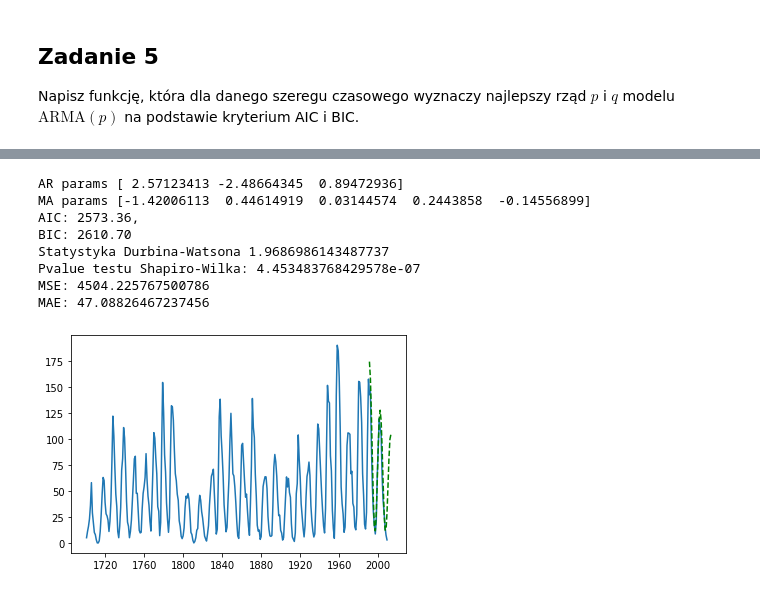
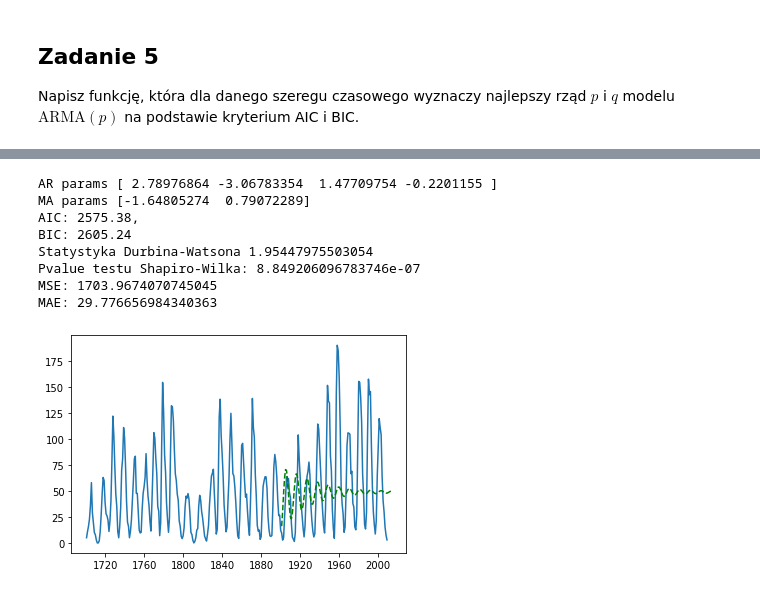
Before and after one commit to mdabrowski-phd/ds250223_regul, a Jupyter notebook: 04_szeregi_czasowe/06_ARMA.ipynb, the cells around one changed output, grey strips where cells are left out. Saved outputs shown, nothing was run; the diff lists cells and outputs as text; code cells hidden in the pictures.

```diff
--- a/04_szeregi_czasowe/06_ARMA.ipynb
+++ b/04_szeregi_czasowe/06_ARMA.ipynb
@@ -508,5 +528,5 @@ def fit_ARMA(ts, p, q, pred_start, pred_end):
     plt.plot(pred, 'g--')
     plt.show()
 # %%
-fit_ARMA(sunspots, 2, 0, '1990','2012')
+fit_ARMA(sunspots, 2, 0, '1900','2012')
 # %% [output]
@@ -522,3 +542,3 @@ MAE: 33.712689123028575
 # %%
-fit_ARMA(sunspots, 2, 1, '1990','2012')
+fit_ARMA(sunspots, 2, 1, '1900','2012')
 # %% [output]
@@ -564,3 +584,3 @@ Najlepszy rząd p: 9 dla kryterium BIC (BIC=2611.689365935679)
 # %%
-fit_ARMA(sunspots, 9, 0, '1990', '2012')
+fit_ARMA(sunspots, 9, 0, '1900', '2012') #dopasowanie nieco lepsze
 # %% [output]
@@ -617,3 +637,5 @@ ARMA(5, 5): AIC=2577.320439, BIC=2622.120534
 ------------------------------
 MINIMUM AIC=2573.362242 dla p=3, q=5
 MINIMUM BIC=2605.244322 dla p=4, q=2
+# %%
+fit_ARMA(sunspots, 3, 5, '1900', '2012') #dla AIC (AIC wybier modele większe lub równe BIC)
@@ -620,12 +652,12 @@ MINIMUM BIC=2605.244322 dla p=4, q=2
 # %%
-fit_ARMA(sunspots, 3, 5, '1990', '2012')
+fit_ARMA(sunspots, 4, 2, '1900', '2012')
 # %% [output]
-AR params [ 2.57123413 -2.48664345  0.89472936]
-MA params [-1.42006113  0.44614919  0.03144574  0.2443858  -0.14556899]
-AIC: 2573.36,
-BIC: 2610.70
-Statystyka Durbina-Watsona 1.9686986143487737
-Pvalue testu Shapiro-Wilka: 4.453483768429578e-07
-MSE: 4504.225767500786
-MAE: 47.08826467237456
+AR params [ 2.78976864 -3.06783354  1.47709754 -0.2201155 ]
+MA params [-1.64805274  0.79072289]
+AIC: 2575.38,
+BIC: 2605.24
+Statystyka Durbina-Watsona 1.95447975503054
+Pvalue testu Shapiro-Wilka: 8.849206096783746e-07
+MSE: 1703.9674070745045
+MAE: 29.776656984340363
-[figure, old version]
+[figure, new version]
```
Also changed, not shown: parts of 49 cells of this notebook, 1 other file.
